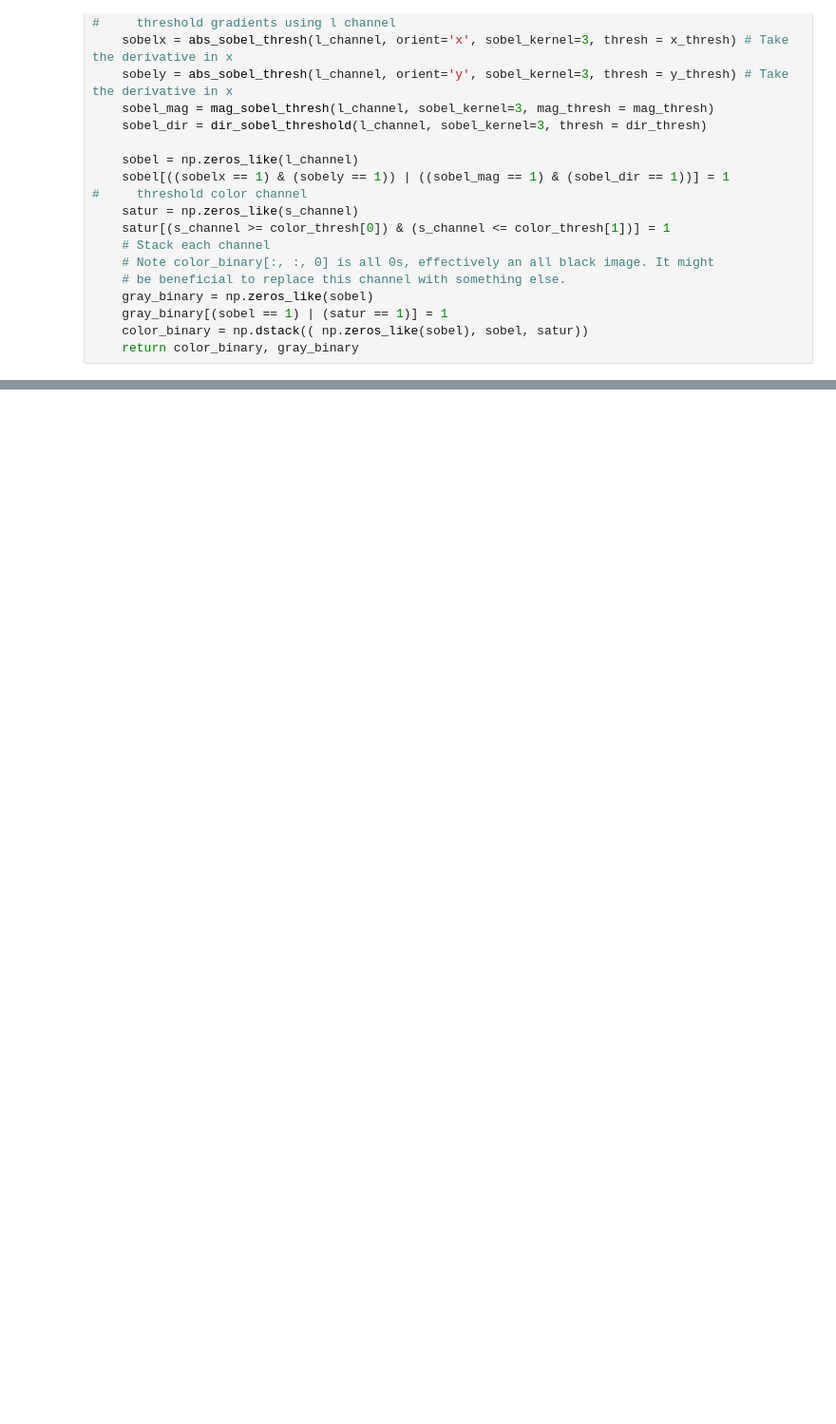
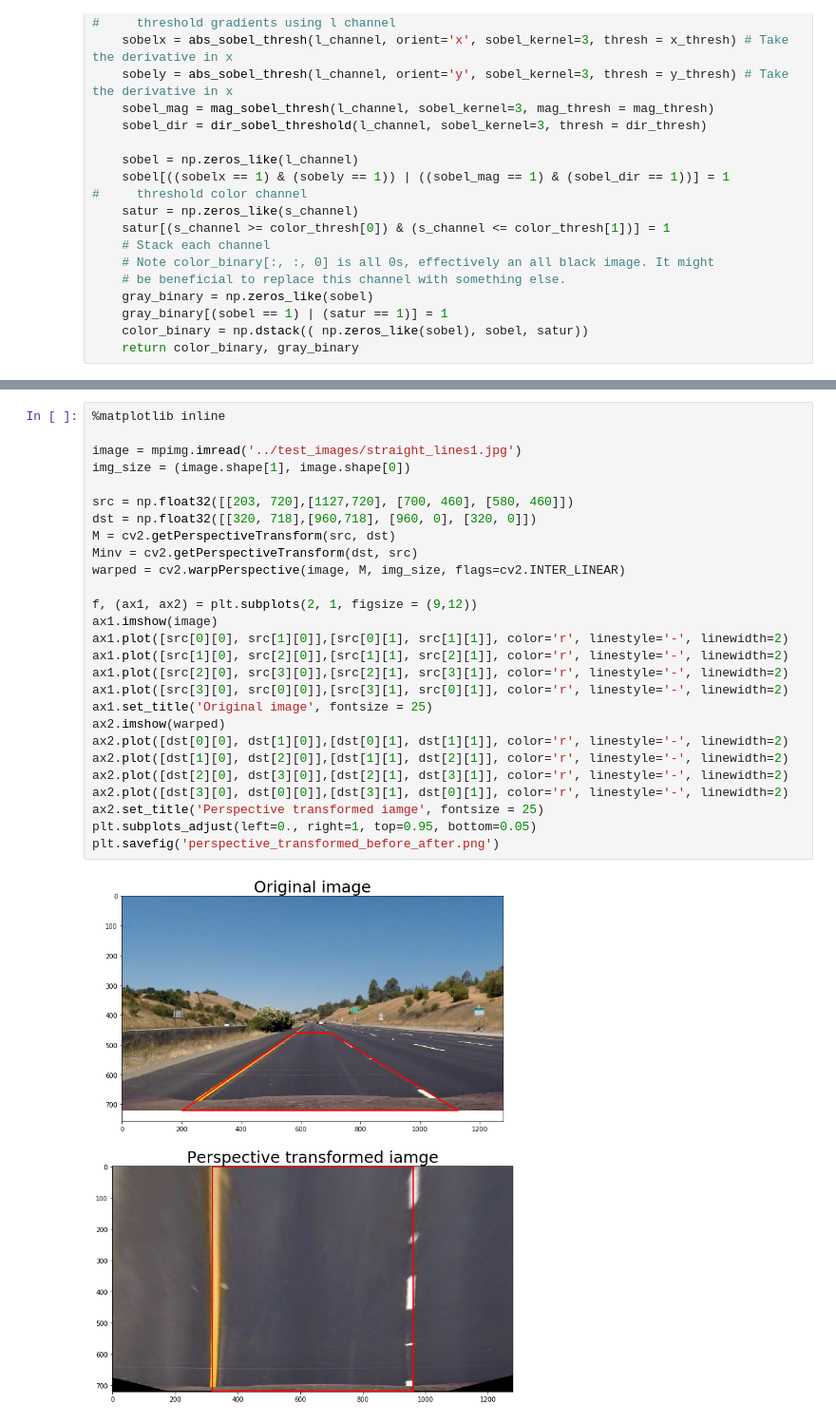
Before and after one commit to patricksu/CarND-Advanced-Lane-Lines, a Jupyter notebook: examples/example.ipynb, the cells around one changed output, grey strips where cells are left out. Shown at 95% size. Drawn from its saved outputs; the diff is of its cells as text; blank space fills up the shorter version.

```diff
--- a/examples/example.ipynb
+++ b/examples/example.ipynb
@@ -197,0 +202,29 @@ ax3.imshow(gray, cmap = 'gray')
+# %%
+%matplotlib inline
+
+image = mpimg.imread('../test_images/straight_lines1.jpg')
+img_size = (image.shape[1], image.shape[0])
+
+src = np.float32([[203, 720],[1127,720], [700, 460], [580, 460]])
+dst = np.float32([[320, 718],[960,718], [960, 0], [320, 0]])
+M = cv2.getPerspectiveTransform(src, dst)
+Minv = cv2.getPerspectiveTransform(dst, src)
+warped = cv2.warpPerspective(image, M, img_size, flags=cv2.INTER_LINEAR)
+
+f, (ax1, ax2) = plt.subplots(2, 1, figsize = (9,12))
+ax1.imshow(image)
+ax1.plot([src[0][0], src[1][0]],[src[0][1], src[1][1]], color='r', linestyle='-', linewidth=2)
+ax1.plot([src[1][0], src[2][0]],[src[1][1], src[2][1]], color='r', linestyle='-', linewidth=2)
+ax1.plot([src[2][0], src[3][0]],[src[2][1], src[3][1]], color='r', linestyle='-', linewidth=2)
+ax1.plot([src[3][0], src[0][0]],[src[3][1], src[0][1]], color='r', linestyle='-', linewidth=2)
+ax1.set_title('Original image', fontsize = 25)
+ax2.imshow(warped)
+ax2.plot([dst[0][0], dst[1][0]],[dst[0][1], dst[1][1]], color='r', linestyle='-', linewidth=2)
+ax2.plot([dst[1][0], dst[2][0]],[dst[1][1], dst[2][1]], color='r', linestyle='-', linewidth=2)
+ax2.plot([dst[2][0], dst[3][0]],[dst[2][1], dst[3][1]], color='r', linestyle='-', linewidth=2)
+ax2.plot([dst[3][0], dst[0][0]],[dst[3][1], dst[0][1]], color='r', linestyle='-', linewidth=2)
+ax2.set_title('Perspective transformed iamge', fontsize = 25)
+plt.subplots_adjust(left=0., right=1, top=0.95, bottom=0.05)
+plt.savefig('perspective_transformed_before_after.png')
+# %% [output]
+[figure, added]
```
Also changed, not shown: parts of 2 cells of this notebook, 2 other files.
